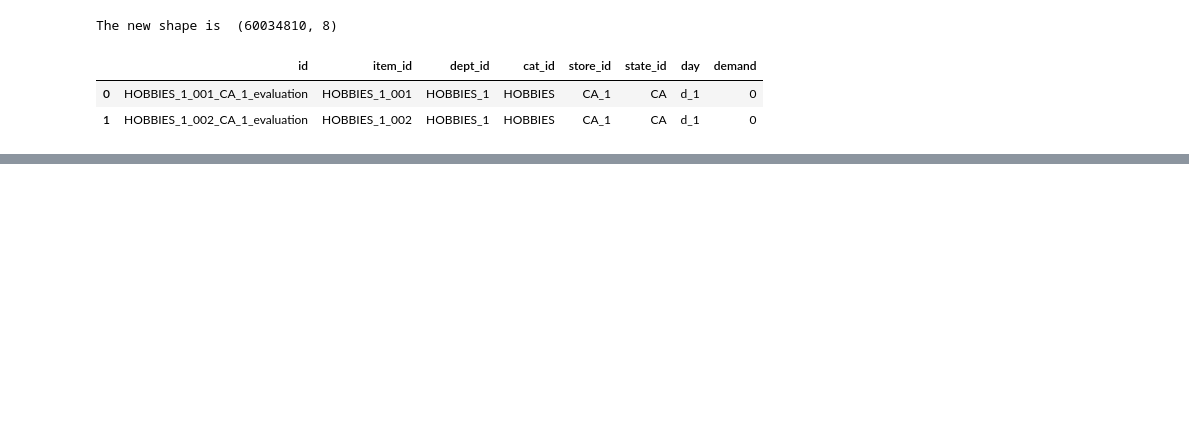
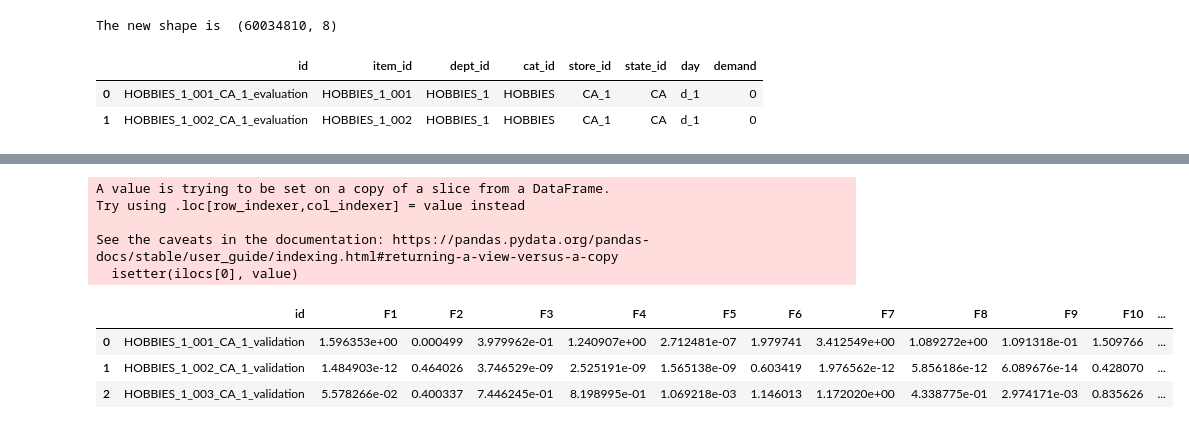
Before and after one commit to vence-andersen/M5-Forecasting-Accuracy, a Jupyter notebook: Feature_Engineering.ipynb, the cells around one changed output, grey strips where cells are left out. Cells and saved outputs as stored; diff of their text form; code cells hidden in the pictures; blank space fills up the shorter version.

```diff
--- a/Feature_Engineering.ipynb
+++ b/Feature_Engineering.ipynb
@@ -207,0 +309,6 @@ Length: 60034810, dtype: int16
+# %%
+pred_val  = lgb.predict(X_val)
+pred_test  = lgb.predict(X_test)
+
+pred_val = np.reshape(pred_val, (-1, 28),order = 'F')
+pred_test = np.reshape(pred_test, (-1, 28),order = 'F')
@@ -207,0 +329,22 @@ Length: 60034810, dtype: int16
+# %%
+sub = pd.read_csv("sample_submission.csv")
+sub_val = sub.iloc[:30490,:]
+sub_eval = sub.iloc[30490:,:]
+col = sub.columns[1:]
+
+for i in range(len(col)):
+    sub_val.loc[:,col[i]] = pred_val[:,i]
+    sub_eval.loc[:,col[i]] = pred_test[:,i]
+
+sub = pd.concat([sub_val,sub_eval])
+sub.head(3)
+# %% [output]
+A value is trying to be set on a copy of a slice from a DataFrame.
+Try using .loc[row_indexer,col_indexer] = value instead
+
+See the caveats in the documentation: https://pandas.pydata.org/pandas-docs/stable/user_guide/indexing.html#returning-a-view-versus-a-copy
+  isetter(ilocs[0], value)
+|  | id | F1 | F2 | F3 | F4 | F5 | F6 | F7 | F8 | F9 | F10 | ... |
+| 0 | HOBBIES_1_001_CA_1_validation | 1.596353e+00 | 0.000499 | 3.979962e-01 | 1.240907e+00 | 2.712481e-07 | 1.979741 | 3.412549e+00 | 1.089272e+00 | 1.091318e-01 | 1.509766 | ... |
+| 1 | HOBBIES_1_002_CA_1_validation | 1.484903e-12 | 0.464026 | 3.746529e-09 | 2.525191e-09 | 1.565138e-09 | 0.603419 | 1.976562e-12 | 5.856186e-12 | 6.089676e-14 | 0.428070 | ... |
+| 2 | HOBBIES_1_003_CA_1_validation | 5.578266e-02 | 0.400337 | 7.446245e-01 | 8.198995e-01 | 1.069218e-03 | 1.146013 | 1.172020e+00 | 4.338775e-01 | 2.974171e-03 | 0.835626 | ... |
```
Also changed, not shown: parts of 79 cells of this notebook.
